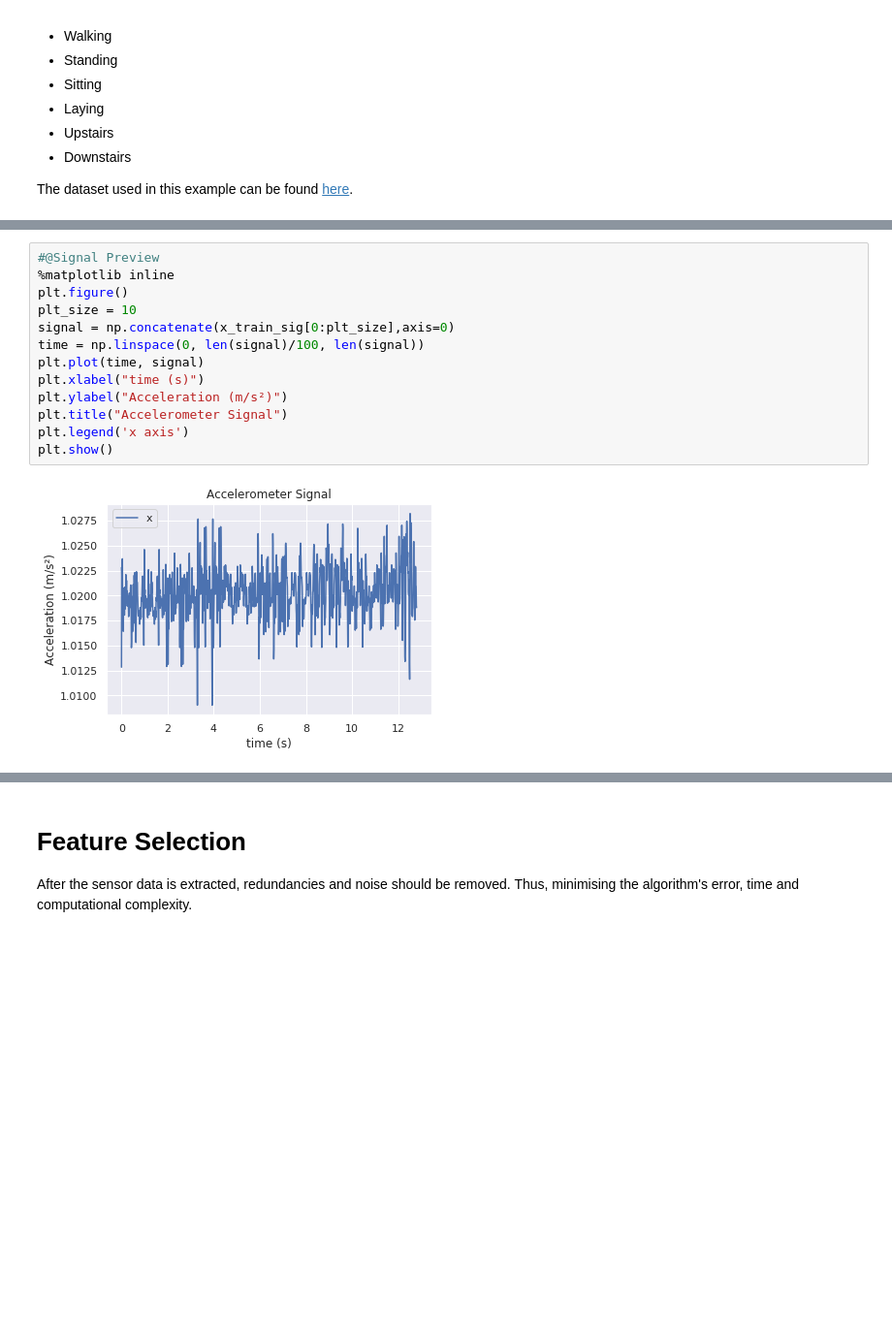
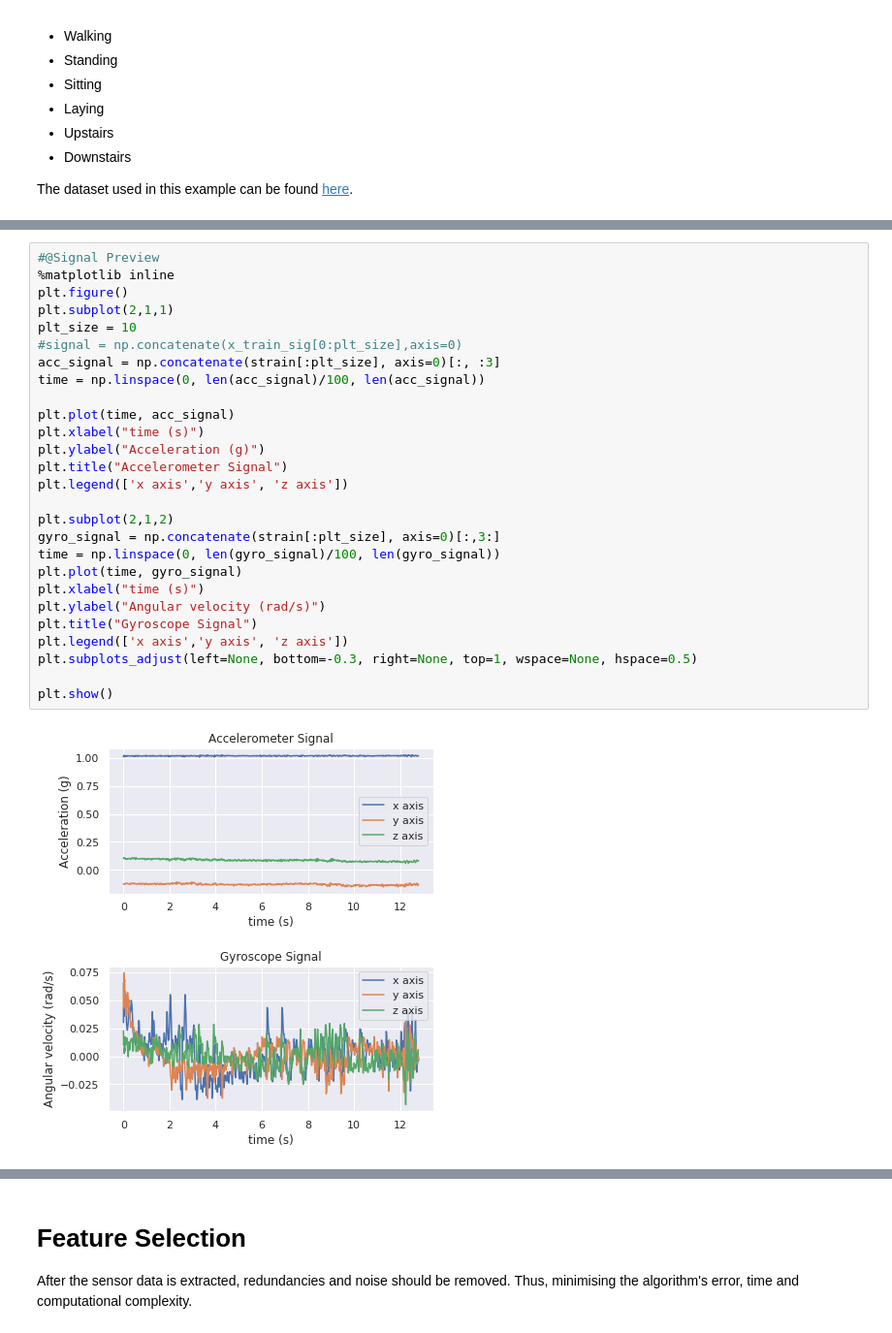
Before and after one commit to fraunhoferportugal/tsfel, a Jupyter notebook: notebooks/TSFEL_HAR_Example.ipynb, the cells around one changed output, grey strips where cells are left out. Shown at 97% size. Drawn from its saved outputs; the diff is of its cells as text; blank space fills up the shorter version.

```diff
--- a/notebooks/TSFEL_HAR_Example.ipynb
+++ b/notebooks/TSFEL_HAR_Example.ipynb
@@ -69,18 +109,32 @@ activity_labels = np.array(pd.read_csv('UCI HAR Dataset/activity_labels.txt', he
 # %%
 #@Signal Preview
 %matplotlib inline
 plt.figure()
+plt.subplot(2,1,1)
 plt_size = 10
-signal = np.concatenate(x_train_sig[0:plt_size],axis=0)
-time = np.linspace(0, len(signal)/100, len(signal))
-plt.plot(time, signal)
+#signal = np.concatenate(x_train_sig[0:plt_size],axis=0)
+acc_signal = np.concatenate(strain[:plt_size], axis=0)[:, :3]
+time = np.linspace(0, len(acc_signal)/100, len(acc_signal))
+
+plt.plot(time, acc_signal)
 plt.xlabel("time (s)")
-plt.ylabel("Acceleration (m/s²)")
+plt.ylabel("Acceleration (g)")
 plt.title("Accelerometer Signal")
-plt.legend('x axis')
+plt.legend(['x axis','y axis', 'z axis'])
+
+plt.subplot(2,1,2)
+gyro_signal = np.concatenate(strain[:plt_size], axis=0)[:,3:]
+time = np.linspace(0, len(gyro_signal)/100, len(gyro_signal))
+plt.plot(time, gyro_signal)
+plt.xlabel("time (s)")
+plt.ylabel("Angular velocity (rad/s)")
+plt.title("Gyroscope Signal")
+plt.legend(['x axis','y axis', 'z axis'])
+plt.subplots_adjust(left=None, bottom=-0.3, right=None, top=1, wspace=None, hspace=0.5)
+
 plt.show()
 # %% [output]
-[figure, old version]
+[figure, new version]
 # %% [markdown]
 # Feature Extraction
 
```
Also changed, not shown: parts of 12 cells of this notebook, 1 other file.
